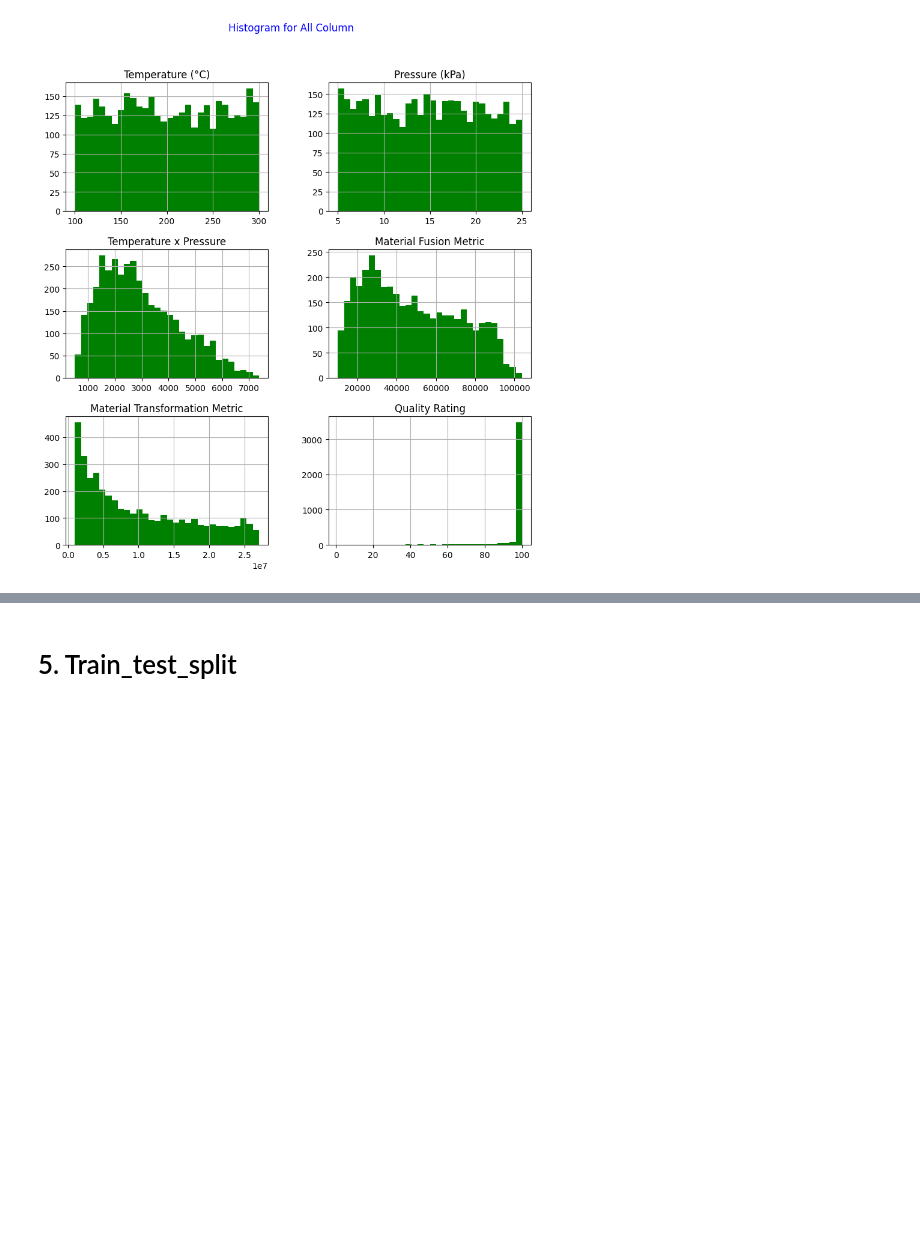
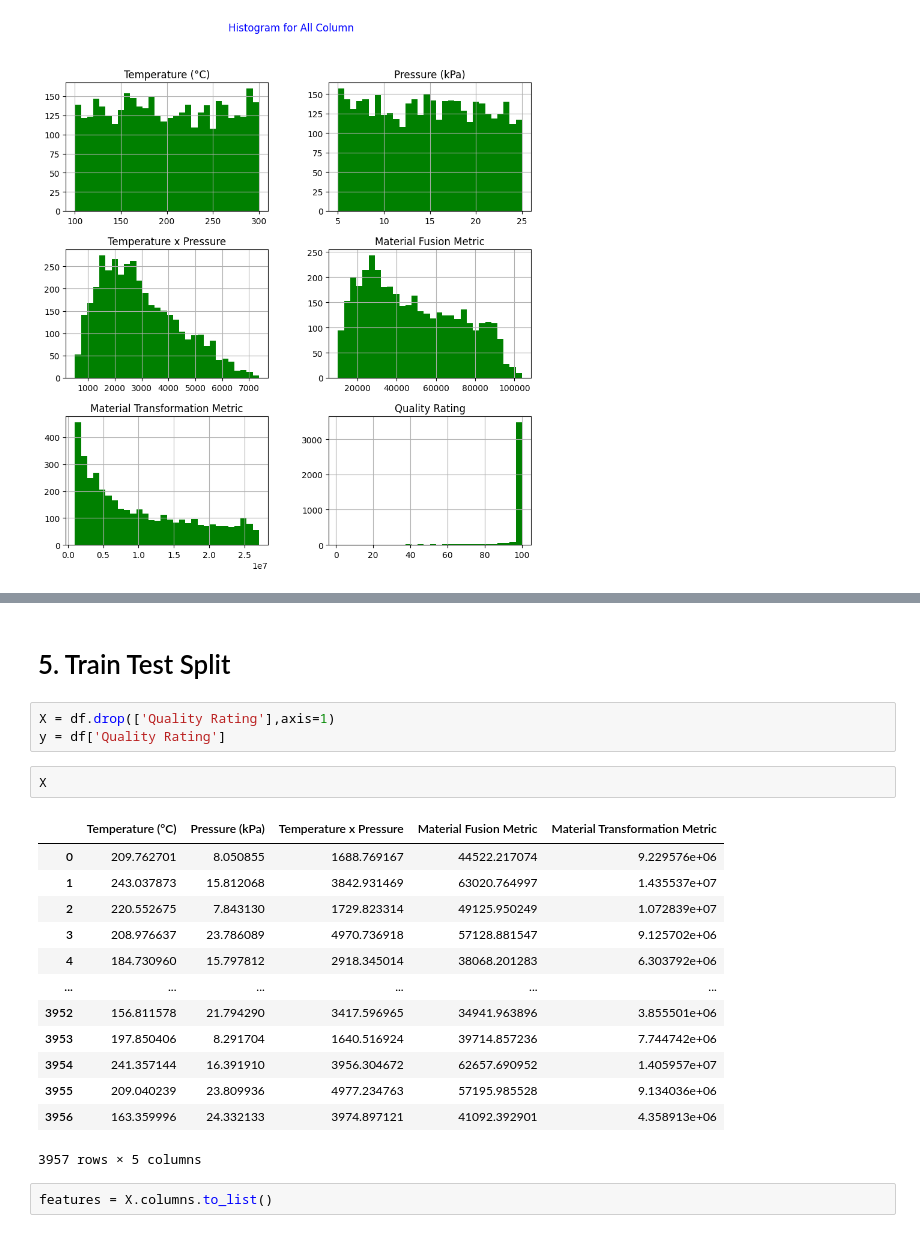
Before and after one commit to SweetlinN/Manufacturing_quality_rating_prediction, a Jupyter notebook: Manufacturing_quality_prediction2026.ipynb, the cells around one changed output, grey strips where cells are left out. Drawn from its saved outputs; the diff is of its cells as text; blank space fills up the shorter version.

```diff
--- a/Manufacturing_quality_prediction2026.ipynb
+++ b/Manufacturing_quality_prediction2026.ipynb
@@ -130,2 +141,23 @@ sns.heatmap(df.corr(),annot=True,linecolor='g',cmap='winter')
 # %% [markdown]
-# 5. Train_test_split
+# 5. Train Test Split
+# %%
+X = df.drop(['Quality Rating'],axis=1)
+y = df['Quality Rating']
+# %%
+X
+# %% [output]
+|  | Temperature (°C) | Pressure (kPa) | Temperature x Pressure | Material Fusion Metric | Material Transformation Metric |
+| 0 | 209.762701 | 8.050855 | 1688.769167 | 44522.217074 | 9.229576e+06 |
+| 1 | 243.037873 | 15.812068 | 3842.931469 | 63020.764997 | 1.435537e+07 |
+| 2 | 220.552675 | 7.843130 | 1729.823314 | 49125.950249 | 1.072839e+07 |
+| 3 | 208.976637 | 23.786089 | 4970.736918 | 57128.881547 | 9.125702e+06 |
+| 4 | 184.730960 | 15.797812 | 2918.345014 | 38068.201283 | 6.303792e+06 |
+| ... | ... | ... | ... | ... | ... |
+| 3952 | 156.811578 | 21.794290 | 3417.596965 | 34941.963896 | 3.855501e+06 |
+| 3953 | 197.850406 | 8.291704 | 1640.516924 | 39714.857236 | 7.744742e+06 |
+| 3954 | 241.357144 | 16.391910 | 3956.304672 | 62657.690952 | 1.405957e+07 |
+| 3955 | 209.040239 | 23.809936 | 4977.234763 | 57195.985528 | 9.134036e+06 |
+| 3956 | 163.359996 | 24.332133 | 3974.897121 | 41092.392901 | 4.358913e+06 |
+3957 rows × 5 columns
+# %%
+features = X.columns.to_list()
```
Also changed, not shown: parts of 12 cells of this notebook.
